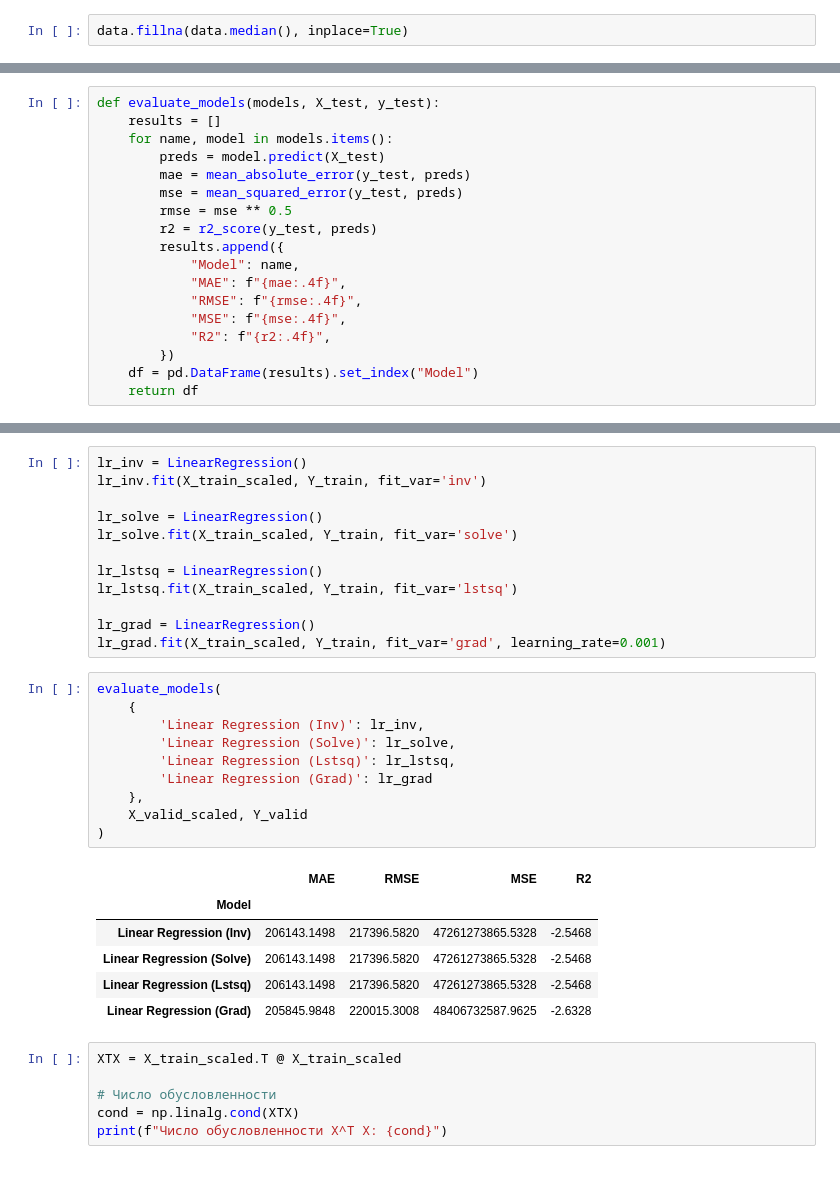
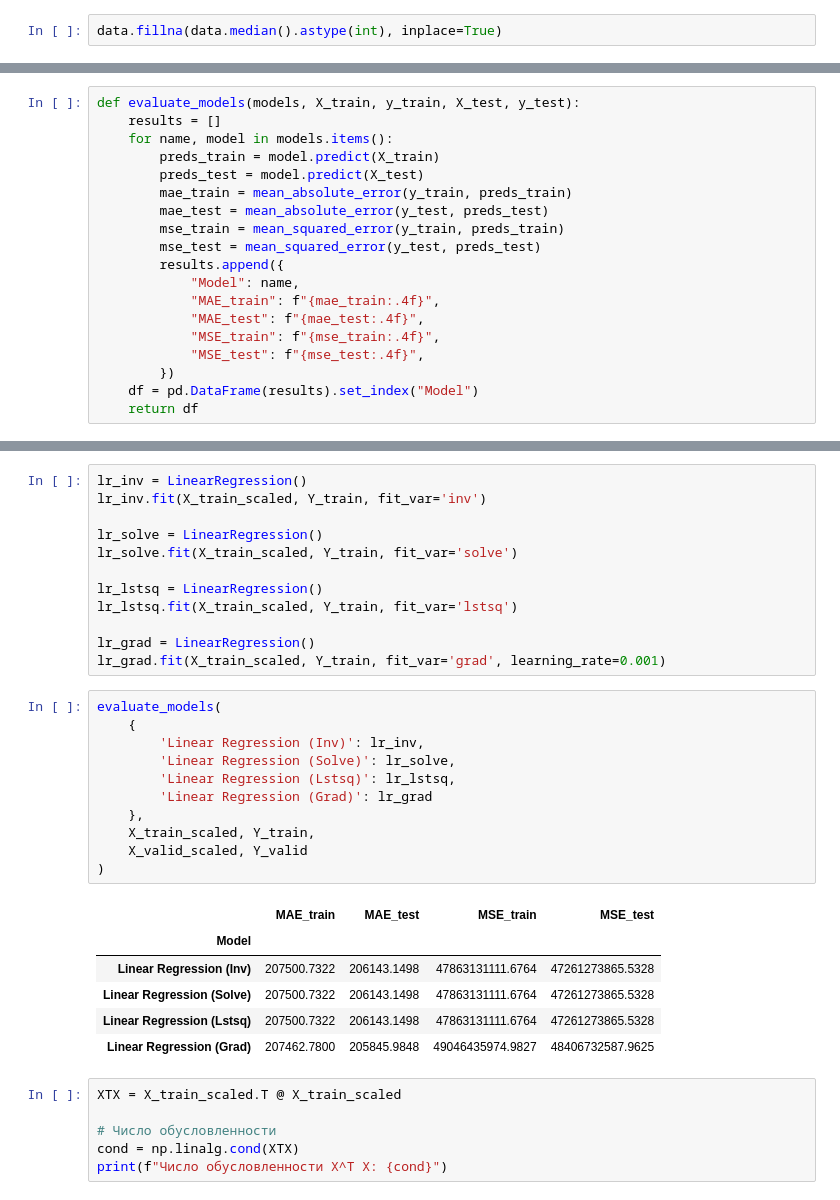
Before and after one commit to EgorAndrik/numerical-analysis-labs, a Jupyter notebook: CVW1.ipynb, the cells around one changed output, grey strips where cells are left out. Cells and saved outputs as stored; diff of their text form.

```diff
--- a/CVW1.ipynb
+++ b/CVW1.ipynb
@@ -128,7 +132,7 @@ data.describe()
 | 75% | -118.010000 | 37.710000 | 37.000000 | 3148.000000 | 647.000000 | 1725.000000 | 605.000000 | ... |
 | max | -114.310000 | 41.950000 | 52.000000 | 39320.000000 | 6445.000000 | 35682.000000 | 6082.000000 | ... |
 # %%
-data.fillna(data.median(), inplace=True)
+data.fillna(data.median().astype(int), inplace=True)
 # %% [output]
 |  | longitude | latitude | housing_median_age | total_rooms | total_bedrooms | population | households | ... |
 | 0 | -122.23 | 37.88 | 41 | 880 | 129.0 | 322 | 126 | ... |
@@ -237,20 +299,21 @@ def mean_squared_error(y_true, y_pred):
 def mean_absolute_error(y_true, y_pred):
     return np.mean(np.abs(y_true - y_pred))
 # %%
-def evaluate_models(models, X_test, y_test):
+def evaluate_models(models, X_train, y_train, X_test, y_test):
     results = []
     for name, model in models.items():
-        preds = model.predict(X_test)
-        mae = mean_absolute_error(y_test, preds)
-        mse = mean_squared_error(y_test, preds)
-        rmse = mse ** 0.5
-        r2 = r2_score(y_test, preds)
+        preds_train = model.predict(X_train)
+        preds_test = model.predict(X_test)
+        mae_train = mean_absolute_error(y_train, preds_train)
+        mae_test = mean_absolute_error(y_test, preds_test)
+        mse_train = mean_squared_error(y_train, preds_train)
+        mse_test = mean_squared_error(y_test, preds_test)
         results.append({
             "Model": name,
-            "MAE": f"{mae:.4f}",
-            "RMSE": f"{rmse:.4f}",
-            "MSE": f"{mse:.4f}",
-            "R2": f"{r2:.4f}",
+            "MAE_train": f"{mae_train:.4f}",
+            "MAE_test": f"{mae_test:.4f}",
+            "MSE_train": f"{mse_train:.4f}",
+            "MSE_test": f"{mse_test:.4f}",
         })
     df = pd.DataFrame(results).set_index("Model")
     return df
@@ -397,20 +462,21 @@ lr_grad.fit(X_train_scaled, Y_train, fit_var='grad', learning_rate=0.001)
 # %%
 evaluate_models(
     {
         'Linear Regression (Inv)': lr_inv,
         'Linear Regression (Solve)': lr_solve,
         'Linear Regression (Lstsq)': lr_lstsq,
         'Linear Regression (Grad)': lr_grad
     },
+    X_train_scaled, Y_train,
     X_valid_scaled, Y_valid
 )
 # %% [output]
-|  | MAE | RMSE | MSE | R2 |
+|  | MAE_train | MAE_test | MSE_train | MSE_test |
 | Model |  |  |  |  |
-| Linear Regression (Inv) | 206143.1498 | 217396.5820 | 47261273865.5328 | -2.5468 |
-| Linear Regression (Solve) | 206143.1498 | 217396.5820 | 47261273865.5328 | -2.5468 |
-| Linear Regression (Lstsq) | 206143.1498 | 217396.5820 | 47261273865.5328 | -2.5468 |
-| Linear Regression (Grad) | 205845.9848 | 220015.3008 | 48406732587.9625 | -2.6328 |
+| Linear Regression (Inv) | 207500.7322 | 206143.1498 | 47863131111.6764 | 47261273865.5328 |
+| Linear Regression (Solve) | 207500.7322 | 206143.1498 | 47863131111.6764 | 47261273865.5328 |
+| Linear Regression (Lstsq) | 207500.7322 | 206143.1498 | 47863131111.6764 | 47261273865.5328 |
+| Linear Regression (Grad) | 207462.7800 | 205845.9848 | 49046435974.9827 | 48406732587.9625 |
 # %%
 XTX = X_train_scaled.T @ X_train_scaled
 
```
Also changed, not shown: parts of 17 cells of this notebook.
